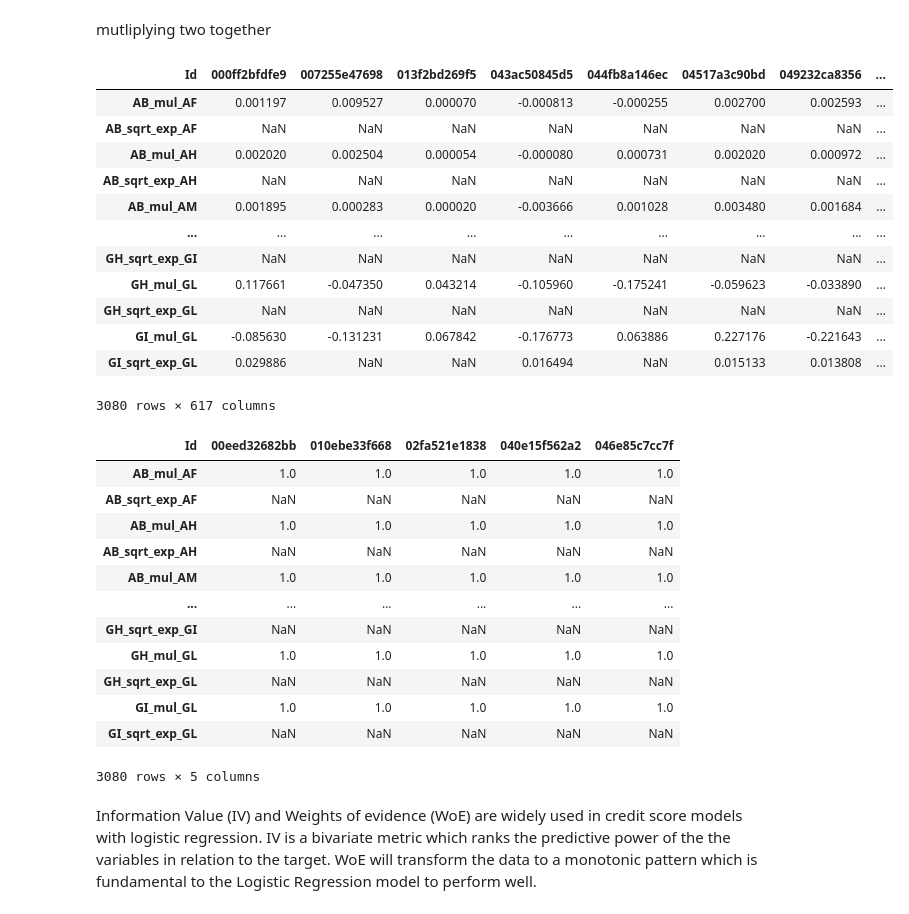
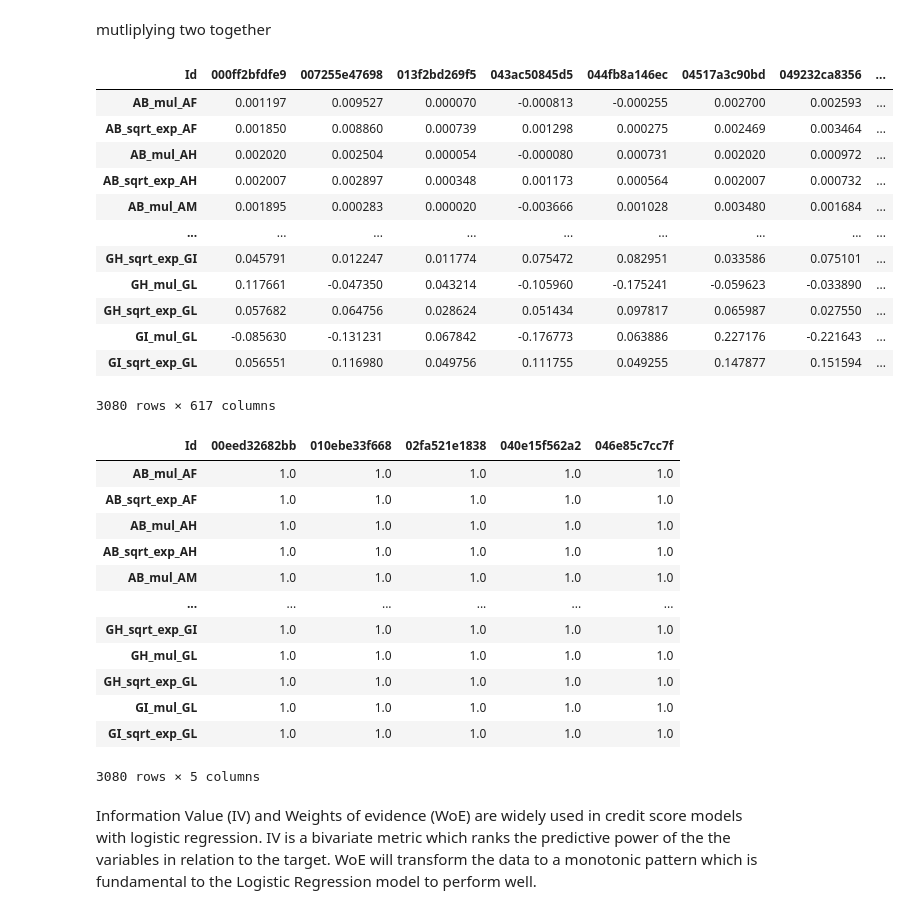
Before and after one commit to wandwan/doomed, a Jupyter notebook: train/logisticRegression.ipynb, the cells around one changed output. Drawn from its saved outputs; the diff is of its cells as text; code cells hidden in the pictures.

```diff
--- a/train/logisticRegression.ipynb
+++ b/train/logisticRegression.ipynb
@@ -144,62 +144,62 @@ def mult(df,nome1,nome2):
     return(a/max(a))
 
 def sqrt_exp(df,n1,n2):
-    a = df[n1]**df[n2]
+    a = df[n1]**2 + df[n2]**2
     return(a/max(a))
 
 def div(df,nome1,nome2):
     a  = df[nome1]/df[nome2]
     if max(a) == 0:
         print("bad!")
     return(a/max(a))
 
 h = []
 ht = []
 
 n = 1
 for n1 in names:
     for n2 in names[n:]:
         h.append(mult(train2,n1,n2).rename(n1+'_mul_'+n2))
         h.append(sqrt_exp(train2,n1,n2).rename(n1+'_sqrt_exp_'+n2))
         # h.append(div(train2,n1,n2).rename(n1+'_div_'+n2))
 
         ht.append(mult(teste2,n1,n2).rename(n1+'_mul_'+n2))
         ht.append(sqrt_exp(teste2,n1,n2).rename(n1+'_sqrt_exp_'+n2))
         # ht.append(div(teste2,n1,n2).rename(n1+'_div_'+n2))
 
     n+=1
 
 newF = pd.DataFrame(h)
 newF_test = pd.DataFrame(ht)
 
 display(newF)
 display(newF_test)
 # %% [output]
 | Id | 000ff2bfdfe9 | 007255e47698 | 013f2bd269f5 | 043ac50845d5 | 044fb8a146ec | 04517a3c90bd | 049232ca8356 | ... |
 | AB_mul_AF | 0.001197 | 0.009527 | 0.000070 | -0.000813 | -0.000255 | 0.002700 | 0.002593 | ... |
-| AB_sqrt_exp_AF | NaN | NaN | NaN | NaN | NaN | NaN | NaN | ... |
+| AB_sqrt_exp_AF | 0.001850 | 0.008860 | 0.000739 | 0.001298 | 0.000275 | 0.002469 | 0.003464 | ... |
 | AB_mul_AH | 0.002020 | 0.002504 | 0.000054 | -0.000080 | 0.000731 | 0.002020 | 0.000972 | ... |
-| AB_sqrt_exp_AH | NaN | NaN | NaN | NaN | NaN | NaN | NaN | ... |
+| AB_sqrt_exp_AH | 0.002007 | 0.002897 | 0.000348 | 0.001173 | 0.000564 | 0.002007 | 0.000732 | ... |
 | AB_mul_AM | 0.001895 | 0.000283 | 0.000020 | -0.003666 | 0.001028 | 0.003480 | 0.001684 | ... |
 | ... | ... | ... | ... | ... | ... | ... | ... | ... |
-| GH_sqrt_exp_GI | NaN | NaN | NaN | NaN | NaN | NaN | NaN | ... |
+| GH_sqrt_exp_GI | 0.045791 | 0.012247 | 0.011774 | 0.075472 | 0.082951 | 0.033586 | 0.075101 | ... |
 | GH_mul_GL | 0.117661 | -0.047350 | 0.043214 | -0.105960 | -0.175241 | -0.059623 | -0.033890 | ... |
-| GH_sqrt_exp_GL | NaN | NaN | NaN | NaN | NaN | NaN | NaN | ... |
+| GH_sqrt_exp_GL | 0.057682 | 0.064756 | 0.028624 | 0.051434 | 0.097817 | 0.065987 | 0.027550 | ... |
 | GI_mul_GL | -0.085630 | -0.131231 | 0.067842 | -0.176773 | 0.063886 | 0.227176 | -0.221643 | ... |
-| GI_sqrt_exp_GL | 0.029886 | NaN | NaN | 0.016494 | NaN | 0.015133 | 0.013808 | ... |
+| GI_sqrt_exp_GL | 0.056551 | 0.116980 | 0.049756 | 0.111755 | 0.049255 | 0.147877 | 0.151594 | ... |
 3080 rows × 617 columns
 | Id | 00eed32682bb | 010ebe33f668 | 02fa521e1838 | 040e15f562a2 | 046e85c7cc7f |
 | AB_mul_AF | 1.0 | 1.0 | 1.0 | 1.0 | 1.0 |
-| AB_sqrt_exp_AF | NaN | NaN | NaN | NaN | NaN |
+| AB_sqrt_exp_AF | 1.0 | 1.0 | 1.0 | 1.0 | 1.0 |
 | AB_mul_AH | 1.0 | 1.0 | 1.0 | 1.0 | 1.0 |
-| AB_sqrt_exp_AH | NaN | NaN | NaN | NaN | NaN |
+| AB_sqrt_exp_AH | 1.0 | 1.0 | 1.0 | 1.0 | 1.0 |
 | AB_mul_AM | 1.0 | 1.0 | 1.0 | 1.0 | 1.0 |
 | ... | ... | ... | ... | ... | ... |
-| GH_sqrt_exp_GI | NaN | NaN | NaN | NaN | NaN |
+| GH_sqrt_exp_GI | 1.0 | 1.0 | 1.0 | 1.0 | 1.0 |
 | GH_mul_GL | 1.0 | 1.0 | 1.0 | 1.0 | 1.0 |
-| GH_sqrt_exp_GL | NaN | NaN | NaN | NaN | NaN |
+| GH_sqrt_exp_GL | 1.0 | 1.0 | 1.0 | 1.0 | 1.0 |
 | GI_mul_GL | 1.0 | 1.0 | 1.0 | 1.0 | 1.0 |
-| GI_sqrt_exp_GL | NaN | NaN | NaN | NaN | NaN |
+| GI_sqrt_exp_GL | 1.0 | 1.0 | 1.0 | 1.0 | 1.0 |
 3080 rows × 5 columns
 # %% [markdown]
 Information Value (IV) and Weights of evidence (WoE) are widely used in credit score models with logistic regression. IV is a bivariate metric which ranks the predictive power of the the variables in relation to the target. WoE will transform the data to a monotonic pattern which is fundamental to the Logistic Regression model to perform well.
```
Also changed, not shown: parts of 4 cells of this notebook.
